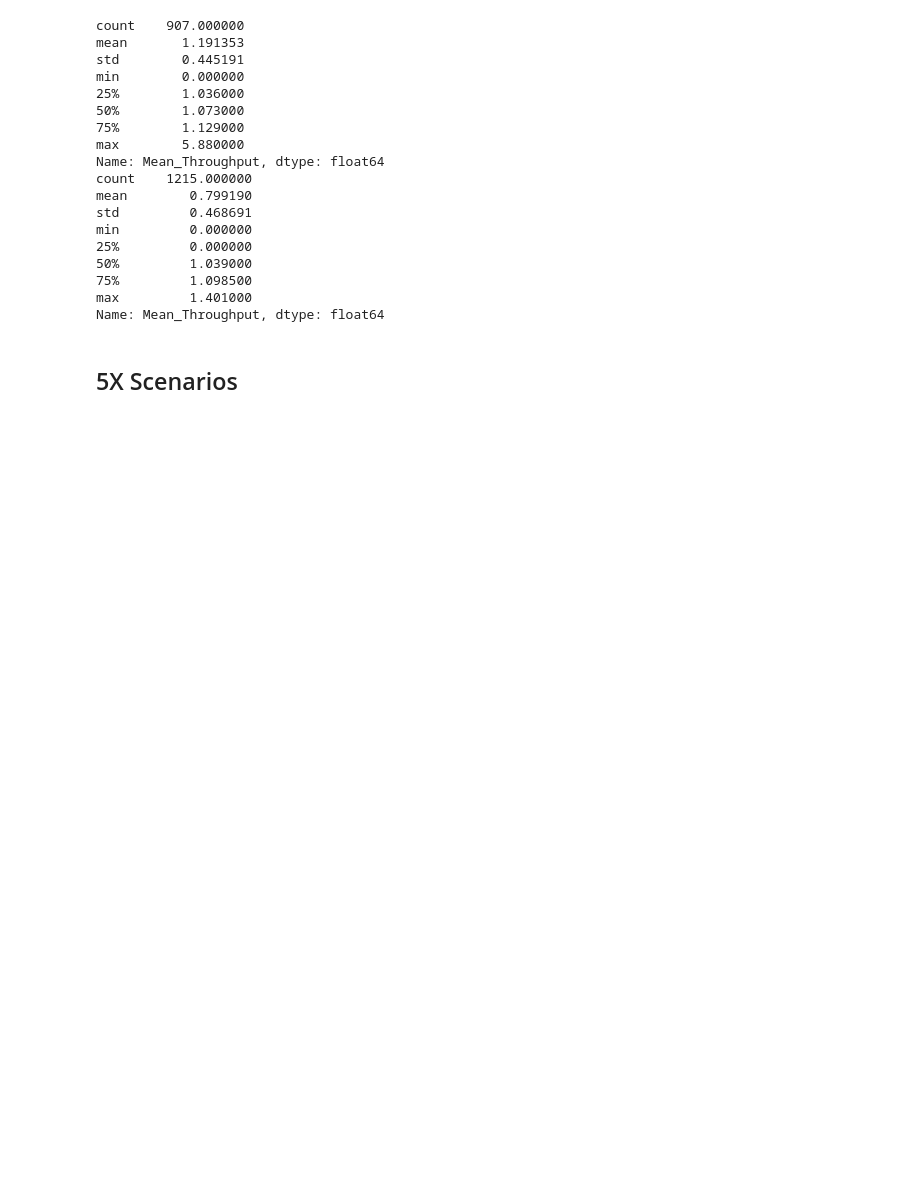
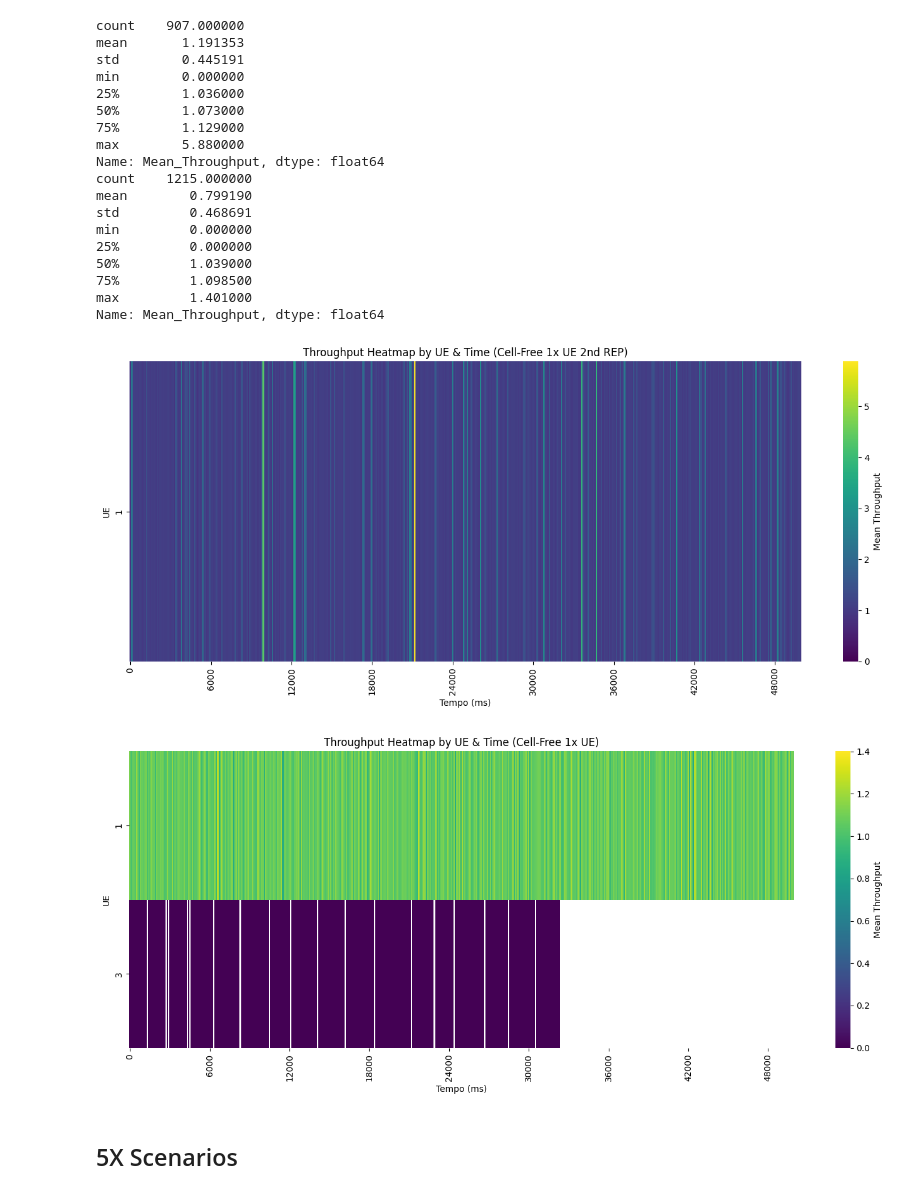
Before and after one commit to Surpr1se0/OAI-tests, a Jupyter notebook: scripts/ue-aggr.ipynb, the cells around one changed output. Cells and saved outputs as stored; diff of their text form; code cells hidden in the pictures; blank space fills up the shorter version.

```diff
--- a/scripts/ue-aggr.ipynb
+++ b/scripts/ue-aggr.ipynb
@@ -129,6 +129,34 @@ min         0.000000
 75%         1.098500
 max         1.401000
 Name: Mean_Throughput, dtype: float64
+# %%
+heat_cb = df_cb_1.pivot(index="UE_ID", columns="Time_ms", values="Mean_Throughput")
+heat_cf = df_cf_1.pivot(index="UE_ID", columns="Time_ms", values="Mean_Throughput")
+
+# Plot Cell-Based
+plt.figure(figsize=(14, 6))
+sns.heatmap(heat_cb, cmap="viridis", cbar_kws={'label': 'Mean Throughput'})
+plt.title("Throughput Heatmap by UE & Time (Cell-Free 1x UE 2nd REP)")
+plt.xlabel("Tempo (ms)")
+plt.locator_params(axis="x", nbins=20)
+plt.ylabel("UE")
+plt.tight_layout()
+plt.xlim(0,500)
+plt.show()
+
+# Plot Cell-Free
+plt.figure(figsize=(14, 6))
+sns.heatmap(heat_cf, cmap="viridis", cbar_kws={'label': 'Mean Throughput'})
+plt.title("Throughput Heatmap by UE & Time (Cell-Free 1x UE)")
+plt.xlabel("Tempo (ms)")
+plt.locator_params(axis="x", nbins=20)
+plt.ylabel("UE")
+plt.xlim(0,500)
+plt.tight_layout()
+plt.show()
+# %% [output]
+[figure, added]
+[figure, added]
 # %% [markdown]
 ## 5X Scenarios
 # %%
```
Also changed, not shown: 1 other file.
